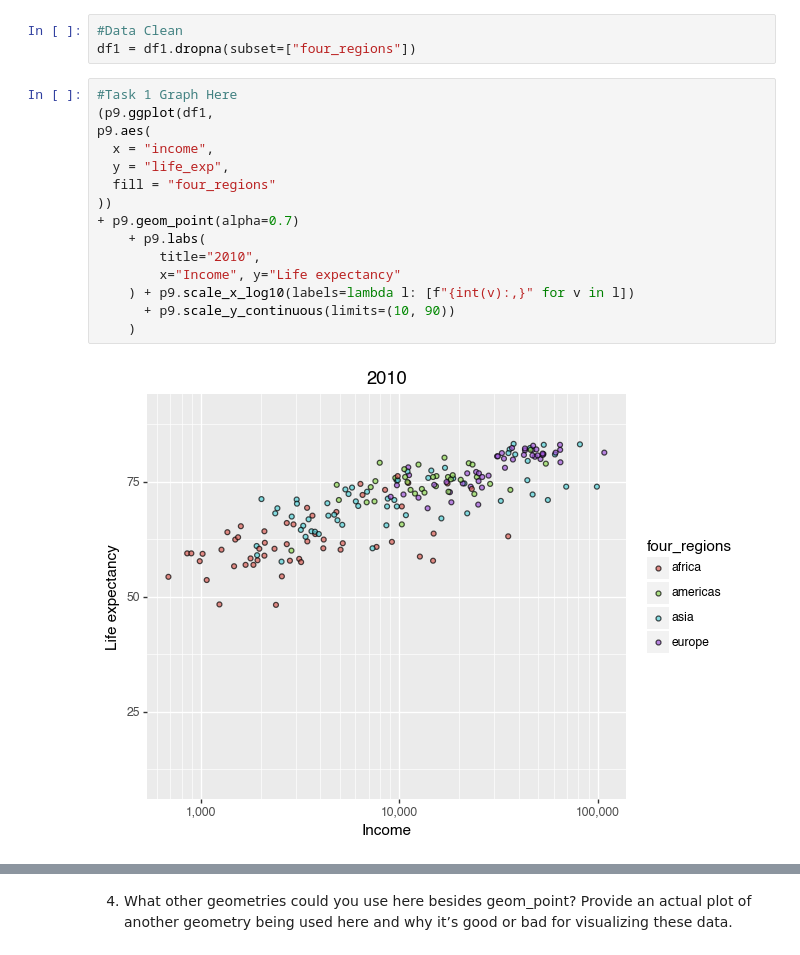
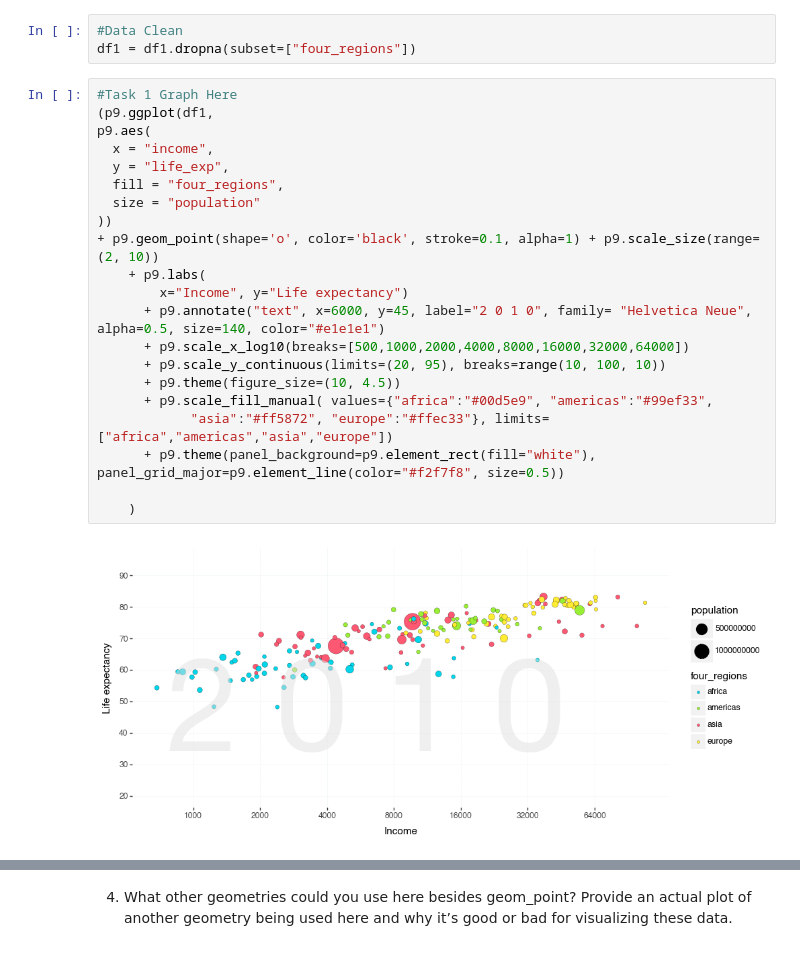
Before and after one commit to PharaohPooh/GSB_544, a Jupyter notebook: Week_1/Lab_1_Gapminder Data_Visualization/Lab1_Visualization_JRC.ipynb, the cells around one changed output, grey strips where cells are left out. Cells and saved outputs as stored; diff of their text form.

```diff
--- a/Week_1/Lab_1_Gapminder Data_Visualization/Lab1_Visualization_JRC.ipynb
+++ b/Week_1/Lab_1_Gapminder Data_Visualization/Lab1_Visualization_JRC.ipynb
@@ -97,20 +69,26 @@ dtype: object
 # %%
 #Data Clean
 df1 = df1.dropna(subset=["four_regions"])
-# %%
-#Task 1 Graph Here
-(p9.ggplot(df1,
-p9.aes(
-  x = "income",
-  y = "life_exp",
-  fill = "four_regions"
-))
-+ p9.geom_point(alpha=0.7)
-    + p9.labs(
-        title="2010",
-        x="Income", y="Life expectancy"
-    ) + p9.scale_x_log10(labels=lambda l: [f"{int(v):,}" for v in l])
-      + p9.scale_y_continuous(limits=(10, 90))
-    )
-# %% [output]
-[figure, removed]
+# %%
+#Task 1 Graph Here
+(p9.ggplot(df1,
+p9.aes(
+  x = "income",
+  y = "life_exp",
+  fill = "four_regions",
+  size = "population"
+))
++ p9.geom_point(shape='o', color='black', stroke=0.1, alpha=1) + p9.scale_size(range=(2, 10))
+    + p9.labs(
+        x="Income", y="Life expectancy")
+      + p9.annotate("text", x=6000, y=45, label="2 0 1 0", family= "Helvetica Neue", alpha=0.5, size=140, color="#e1e1e1")
+      + p9.scale_x_log10(breaks=[500,1000,2000,4000,8000,16000,32000,64000])
+      + p9.scale_y_continuous(limits=(20, 95), breaks=range(10, 100, 10))
+      + p9.theme(figure_size=(10, 4.5))
+      + p9.scale_fill_manual( values={"africa":"#00d5e9", "americas":"#99ef33",
+            "asia":"#ff5872", "europe":"#ffec33"}, limits=["africa","americas","asia","europe"])
+      + p9.theme(panel_background=p9.element_rect(fill="white"), panel_grid_major=p9.element_line(color="#f2f7f8", size=0.5))
+
+    )
+# %% [output]
+[figure, added]
```
Also changed, not shown: parts of 34 cells of this notebook, 7 other files.
